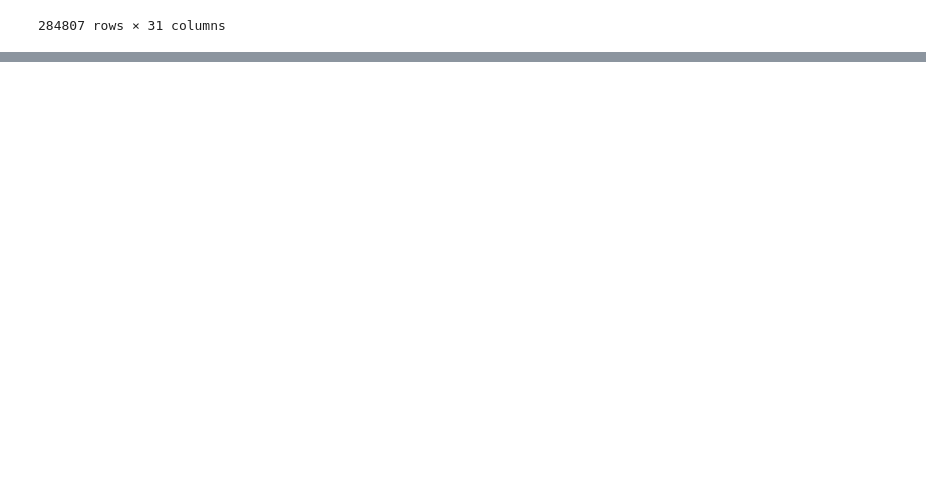
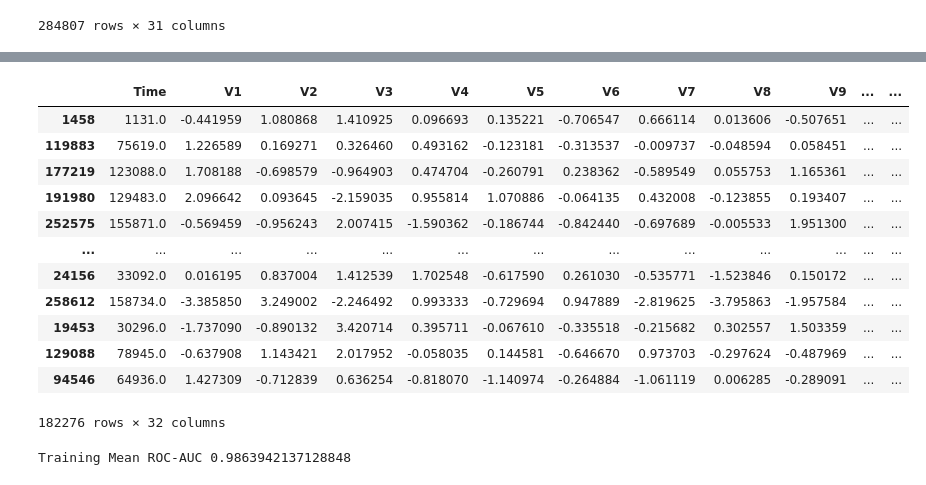
Before and after one commit to rautaditya2606/Credt_Card_Fraud_Detection, a Jupyter notebook: Credt_Card_Fraud_Detection.ipynb, the cells around one changed output, grey strips where cells are left out. Cells and saved outputs as stored; diff of their text form; code cells hidden in the pictures; blank space fills up the shorter version.

```diff
--- a/Credt_Card_Fraud_Detection.ipynb
+++ b/Credt_Card_Fraud_Detection.ipynb
@@ -60,0 +67,2 @@ raw_df
+# %%
+raw_df['Hour'] = (raw_df['Time'] // 3600) %24
@@ -60,0 +104,19 @@ raw_df
+# %%
+train_val_df, test_df = train_test_split(raw_df, test_size=0.2, random_state=42, stratify=raw_df['Class'])
+train_df, val_df = train_test_split(train_val_df, test_size=0.2, random_state=42, stratify=train_val_df['Class'])
+# %%
+train_df
+# %% [output]
+|  | Time | V1 | V2 | V3 | V4 | V5 | V6 | V7 | V8 | V9 | ... | ... |
+| 1458 | 1131.0 | -0.441959 | 1.080868 | 1.410925 | 0.096693 | 0.135221 | -0.706547 | 0.666114 | 0.013606 | -0.507651 | ... | ... |
+| 119883 | 75619.0 | 1.226589 | 0.169271 | 0.326460 | 0.493162 | -0.123181 | -0.313537 | -0.009737 | -0.048594 | 0.058451 | ... | ... |
+| 177219 | 123088.0 | 1.708188 | -0.698579 | -0.964903 | 0.474704 | -0.260791 | 0.238362 | -0.589549 | 0.055753 | 1.165361 | ... | ... |
+| 191980 | 129483.0 | 2.096642 | 0.093645 | -2.159035 | 0.955814 | 1.070886 | -0.064135 | 0.432008 | -0.123855 | 0.193407 | ... | ... |
+| 252575 | 155871.0 | -0.569459 | -0.956243 | 2.007415 | -1.590362 | -0.186744 | -0.842440 | -0.697689 | -0.005533 | 1.951300 | ... | ... |
+| ... | ... | ... | ... | ... | ... | ... | ... | ... | ... | ... | ... | ... |
+| 24156 | 33092.0 | 0.016195 | 0.837004 | 1.412539 | 1.702548 | -0.617590 | 0.261030 | -0.535771 | -1.523846 | 0.150172 | ... | ... |
+| 258612 | 158734.0 | -3.385850 | 3.249002 | -2.246492 | 0.993333 | -0.729694 | 0.947889 | -2.819625 | -3.795863 | -1.957584 | ... | ... |
+| 19453 | 30296.0 | -1.737090 | -0.890132 | 3.420714 | 0.395711 | -0.067610 | -0.335518 | -0.215682 | 0.302557 | 1.503359 | ... | ... |
+| 129088 | 78945.0 | -0.637908 | 1.143421 | 2.017952 | -0.058035 | 0.144581 | -0.646670 | 0.973703 | -0.297624 | -0.487969 | ... | ... |
+| 94546 | 64936.0 | 1.427309 | -0.712839 | 0.636254 | -0.818070 | -1.140974 | -0.264884 | -1.061119 | 0.006285 | -0.289091 | ... | ... |
+182276 rows × 32 columns
@@ -60,0 +149,5 @@ raw_df
+# %%
+train_score = cross_val_score(model, x_train, train_target, scoring='roc_auc', cv=kf, n_jobs=-1)
+print('Training Mean ROC-AUC', train_score.mean())
+# %% [output]
+Training Mean ROC-AUC 0.9863942137128848
```
Also changed, not shown: parts of 13 cells of this notebook.
